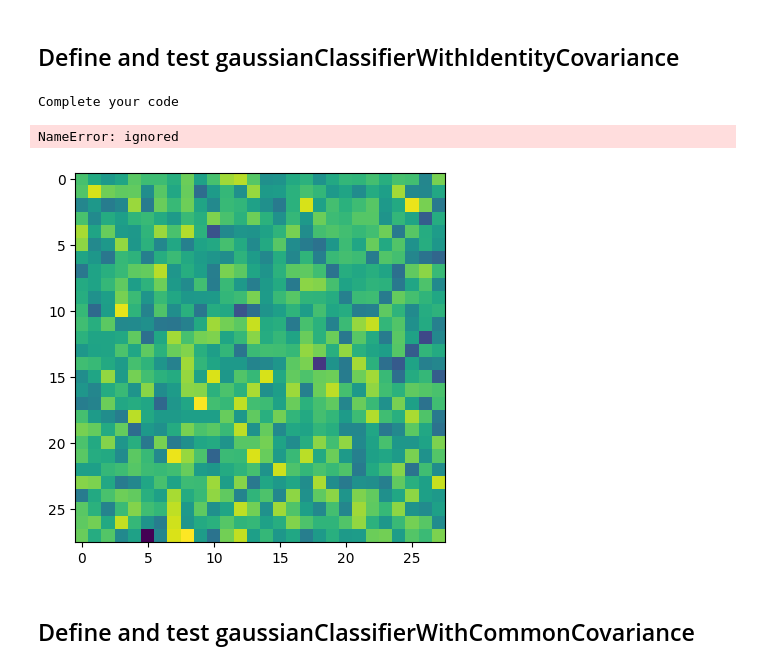
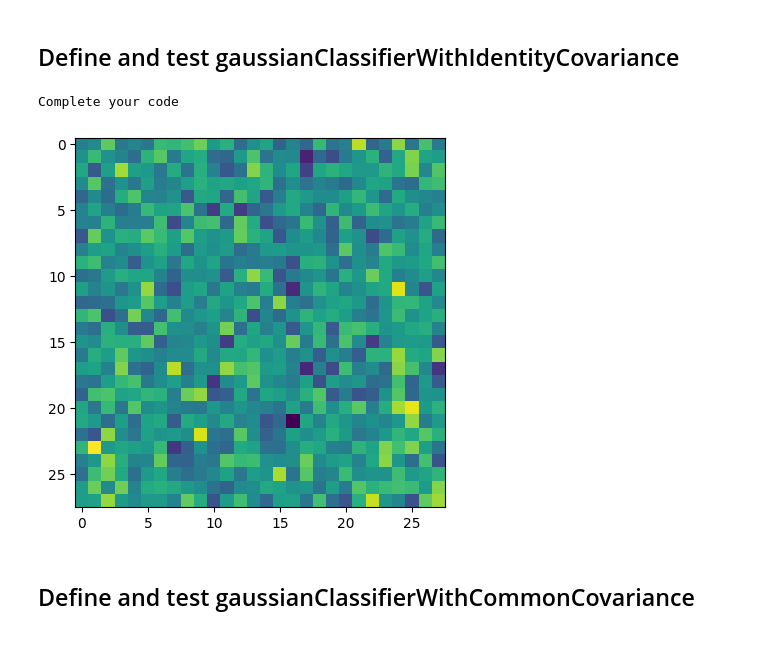
Before and after one commit to InterstellarJ2049/ECE5450_Machine_Learning_Public, a Jupyter notebook: ML_Final_Project_Yijie_V01.ipynb, the cells around one changed output. Cells and saved outputs as stored; diff of their text form; code cells hidden in the pictures.

```diff
--- a/ML_Final_Project_Yijie_V01.ipynb
+++ b/ML_Final_Project_Yijie_V01.ipynb
@@ -73,26 +100,47 @@ def testLinearClassifier(a,X,y):
 # %%
 #------TRAINING CODE --------------
 
-def gaussianClassifierWithIdentityCovariance(Xtrain,ytrain):
+# def gaussianClassifierWithIdentityCovariance(Xtrain,ytrain):
 
-    a = 0.01*np.random.randn(Nfeatures+1,1)
-    print("Complete your code")
+#     a = 0.01*np.random.randn(Nfeatures+1,1)
+#     print("Complete your code")
+
+#     return a
+    #YOUR CODE HERE
+
+def gaussianClassifierWithIdentityCovariance(Xtrain, ytrain):
+    # Separate the training data into the two classes
+    Xtrain_class0 = Xtrain[ytrain == 0]
+    Xtrain_class1 = Xtrain[ytrain == 1]
+
+    # Estimate the parameters mu1 and mu2 for both classes
+    mu1 = np.mean(Xtrain_class0, axis=0)
+    mu2 = np.mean(Xtrain_class1, axis=0)
+
+    # Since we assume identity covariance matrix, the discriminant simplifies to
+    # a = mu1 - mu2
+    a = mu1 - mu2
+
+    # TODO:TBD. The bias term is -0.5 * (mu1 + mu2) * (mu1 - mu2)
+    # since the covariance matrix Sigma is identity, its inverse is also identity
+    bias = -0.5 * np.dot((mu1 + mu2), a)
+
+    # The complete parameter vector a includes the weights and the bias term
+    a = np.append(a, bias)
 
     return a
-    #YOUR CODE HERE
 
 
 #------SIMPLE TESTING ON THE TRAINING DATA ITSELF --------------
 a = gaussianClassifierWithIdentityCovariance(X_train,y_train)
 plt.imshow(np.reshape(a[0:784],(28,28)))
 
 train = testLinearClassifier(a,X_train,y_train)
 val = testLinearClassifier(a,X_val,y_val)
 test = testLinearClassifier(a,X_test,y_test)
 # %% [output]
 Complete your code
-NameError: ignored
-[figure, old version]
+[figure, new version]
 # %% [markdown]
 ## Define and test gaussianClassifierWithCommonCovariance
 # %%
```
Also changed, not shown: parts of 2 cells of this notebook.
